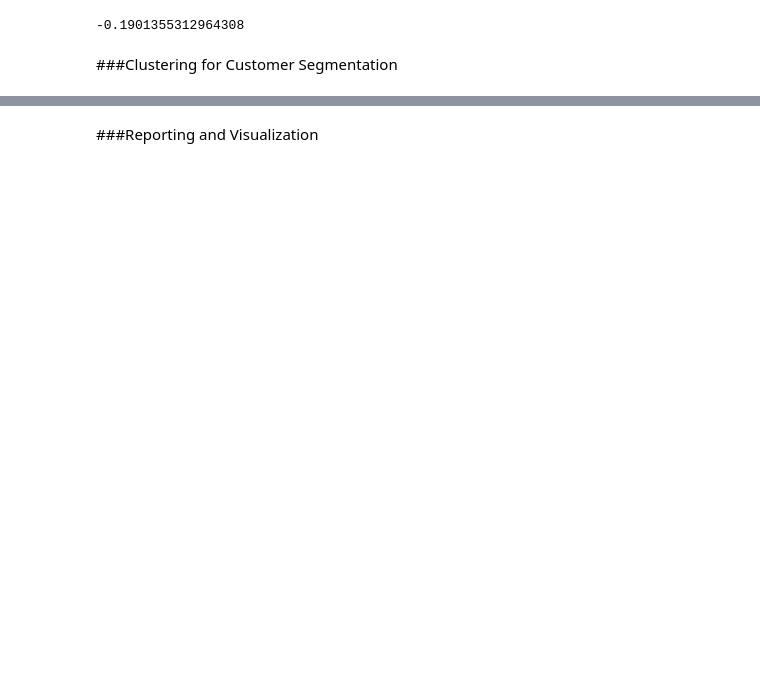
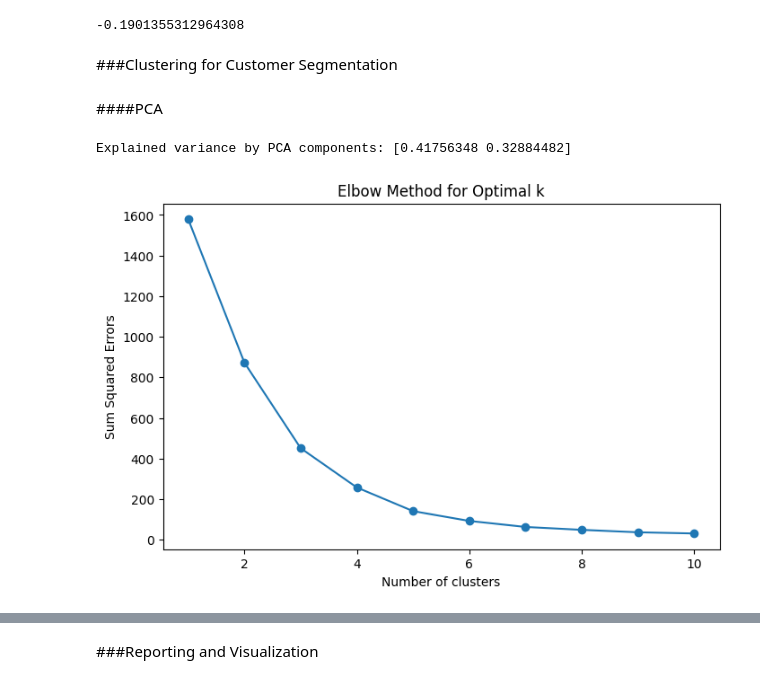
Before and after one commit to Ashish-pal/Ecom_Customer_Segmentation_DS, a Jupyter notebook: Ecom_Customer_Segmentation.ipynb, the cells around one changed output, grey strips where cells are left out. Cells and saved outputs as stored; diff of their text form; code cells hidden in the pictures; blank space fills up the shorter version.

```diff
--- a/Ecom_Customer_Segmentation.ipynb
+++ b/Ecom_Customer_Segmentation.ipynb
@@ -372,3 +378,16 @@ Learning rate set to 0.037401
 -0.1901355312964308
 # %% [markdown]
 ###Clustering for Customer Segmentation
+# %% [markdown]
+####PCA
+# %%
+from sklearn.decomposition import PCA
+scaler = StandardScaler()
+X_scaled = scaler.fit_transform(X)
+
+pca = PCA(n_components=2)
+X_pca = pca.fit_transform(X_scaled)
+
+print(f"Explained variance by PCA components: {pca.explained_variance_ratio_}")
+# %% [output]
+Explained variance by PCA components: [0.41756348 0.32884482]
@@ -374,0 +402,9 @@ Learning rate set to 0.037401
+# %%
+plt.figure(figsize=(8, 5))
+plt.plot(range(1, 11), summ_squared_error, marker='o')
+plt.xlabel('Number of clusters')
+plt.ylabel('Sum Squared Errors')
+plt.title('Elbow Method for Optimal k')
+plt.show()
+# %% [output]
+[figure, added]
```
Also changed, not shown: parts of 13 cells of this notebook, 1 other file.
